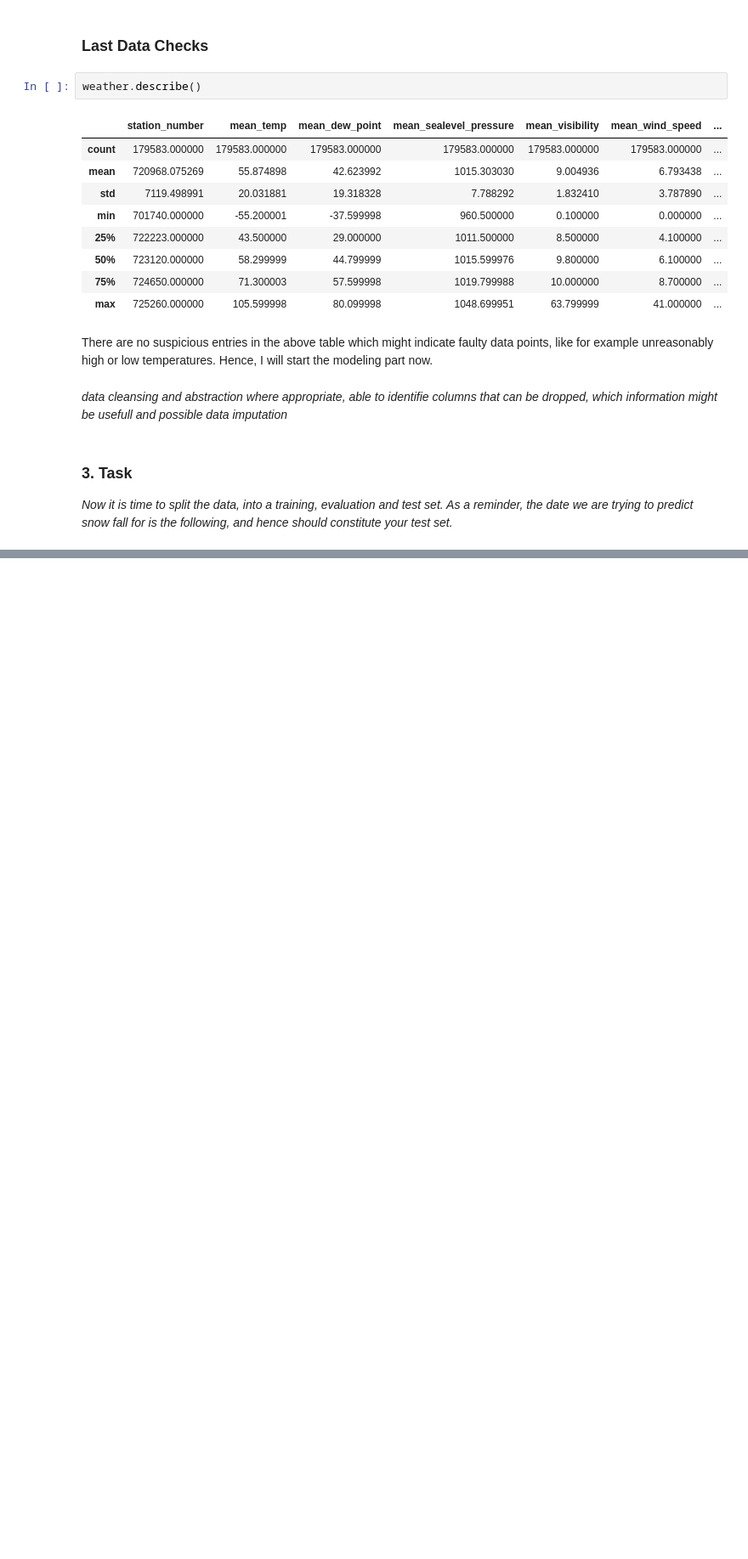
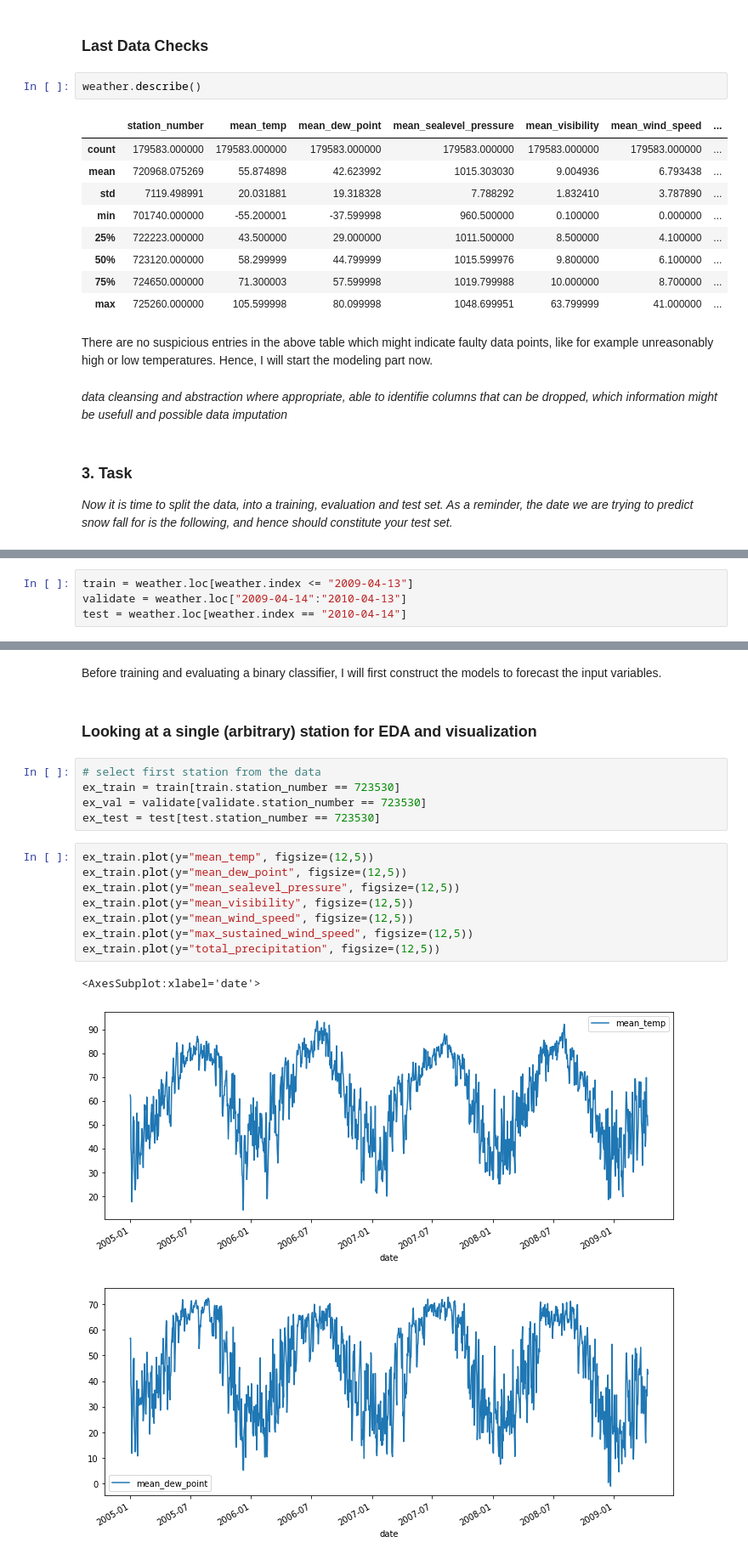
Before and after one commit to tlary/7l_ds, a Jupyter notebook: Coding Challenge.ipynb, the cells around one changed output, grey strips where cells are left out. Shown at 85% size. Drawn from its saved outputs; the diff is of its cells as text; blank space fills up the shorter version.

Commit message:
add time series forecasts and binary classifier

```diff
--- a/Coding Challenge.ipynb
+++ b/Coding Challenge.ipynb
@@ -410 +422,5 @@ str(datetime.datetime.today()- datetime.timedelta(days=11*365)).split(' ')[0]
+# %%
+train = weather.loc[weather.index <= "2009-04-13"]
+validate = weather.loc["2009-04-14":"2010-04-13"]
+test = weather.loc[weather.index == "2010-04-14"]
 # %% [markdown]
@@ -421,0 +434,21 @@ If you did not manage to finish part one feel free to use the data provided in '
+# %% [markdown]
+Before training and evaluating a binary classifier, I will first construct the models to forecast the input variables.
+# %% [markdown]
+### Looking at a single (arbitrary) station for EDA and visualization
+# %%
+# select first station from the data
+ex_train = train[train.station_number == 723530]
+ex_val = validate[validate.station_number == 723530]
+ex_test = test[test.station_number == 723530]
+# %%
+ex_train.plot(y="mean_temp", figsize=(12,5))
+ex_train.plot(y="mean_dew_point", figsize=(12,5))
+ex_train.plot(y="mean_sealevel_pressure", figsize=(12,5))
+ex_train.plot(y="mean_visibility", figsize=(12,5))
+ex_train.plot(y="mean_wind_speed", figsize=(12,5))
+ex_train.plot(y="max_sustained_wind_speed", figsize=(12,5))
+ex_train.plot(y="total_precipitation", figsize=(12,5))
+# %% [output]
+<AxesSubplot:xlabel='date'>
+[figure, added]
+[figure, added]
```
Also changed, not shown: parts of 50 cells of this notebook.
